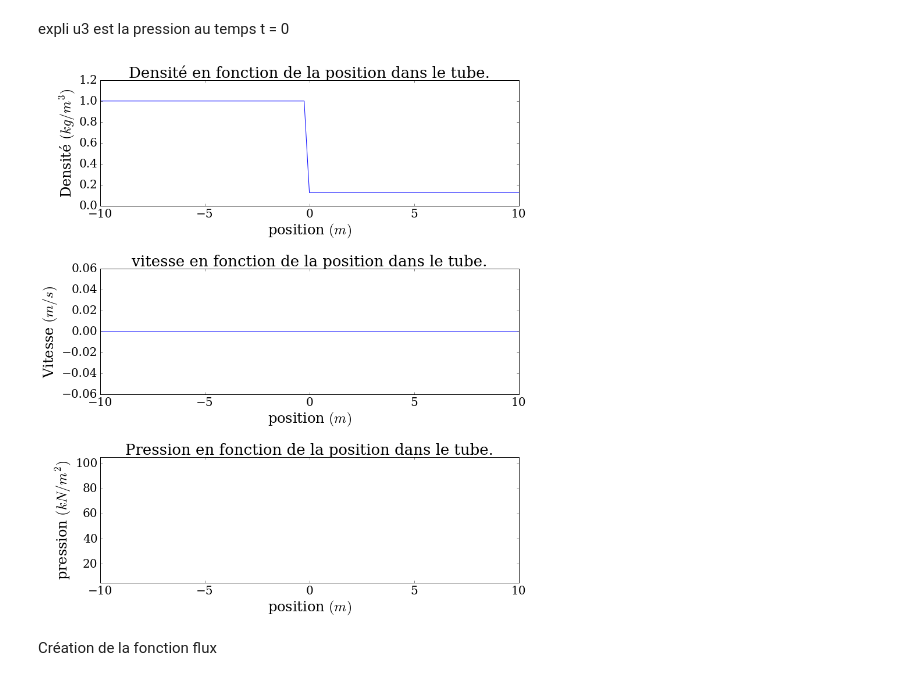
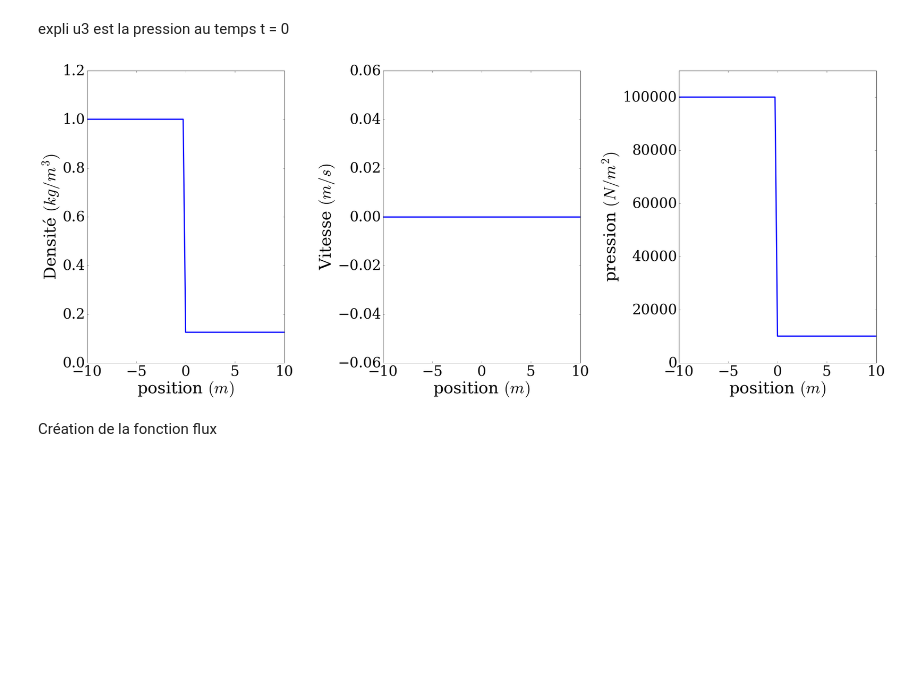
Before and after one commit to ServranckxChristophe/numerical-mooc, a Jupyter notebook: working/Shock_tube.ipynb, the cells around one changed output. Drawn from its saved outputs; the diff is of its cells as text; code cells hidden in the pictures; blank space fills up the shorter version.

Commit message:
réalisation des graphiques pour la solution et création d'une fonction richmyer

```diff
--- a/working/Shock_tube.ipynb
+++ b/working/Shock_tube.ipynb
@@ -128,35 +130,32 @@ u2[int((nx-1)/2):] = u_R           # vitesse à droite du diaphragme
 u3 = x1*p_L                        # pression à gauche du diaphragme
 u3[int((nx-1)/2):] = p_R           # pression à droite du diaphragme
 # %%
-figure = pyplot.figure(figsize = (25, 30))
-figure.subplots_adjust(left = 0.3, bottom = 0.3,
-                       right = 0.7, top = 0.7, wspace = 0, hspace = .5)
+figure = pyplot.figure(figsize = (30, 25))
+figure.subplots_adjust(left = 0.1, bottom = 0.3,
+                       right = 1, top = 0.7, wspace = .5, hspace = .5)
 
-pyplot.subplot(3, 1, 1)
-pyplot.title('Densité en fonction de la position dans le tube.', fontsize=26)
-pyplot.plot(x, u1, 'b-')
-pyplot.ylabel('Densité $(kg/m^{3})$',fontsize=24)
+pyplot.subplot(1, 3, 1)
+pyplot.plot(x, u1, 'b-', lw=3)
+pyplot.ylabel('Densité $(kg/m^{3})$',fontsize=40)
 pyplot.ylim(0,1.2)
-pyplot.xlabel('position $(m)$',fontsize=24)
-pyplot.tick_params(axis='both', labelsize=20)
+pyplot.xlabel('position $(m)$',fontsize=40)
+pyplot.tick_params(axis='both', labelsize=35)
 
 
-pyplot.subplot(3, 1, 2)
-pyplot.title('vitesse en fonction de la position dans le tube.', fontsize=26)
-pyplot.plot(x, u2, 'b-')
-pyplot.ylabel('Vitesse $(m/s)$',fontsize=24)
-pyplot.xlabel('position $(m)$',fontsize=24)
-pyplot.tick_params(axis='both', labelsize=20)
+pyplot.subplot(1, 3, 2)
+pyplot.plot(x, u2, 'b-', lw=3)
+pyplot.ylabel('Vitesse $(m/s)$',fontsize=40)
+pyplot.xlabel('position $(m)$',fontsize=40)
+pyplot.tick_params(axis='both', labelsize=35)
 
-pyplot.subplot(3, 1, 3)
-pyplot.title('Pression en fonction de la position dans le tube.',fontsize=26)
-pyplot.plot(x, u3, 'b-')
-pyplot.ylabel('pression $(kN/m^{2})$',fontsize=24)
-pyplot.ylim(5,105)
-pyplot.xlabel('position $(m)$',fontsize=24)
-pyplot.tick_params(axis='both', labelsize=20)
+pyplot.subplot(1, 3, 3)
+pyplot.plot(x, u3, 'b-', lw=3)
+pyplot.ylabel('pression $(N/m^{2})$',fontsize=40)
+pyplot.ylim(0,110000)
+pyplot.xlabel('position $(m)$',fontsize=40)
+pyplot.tick_params(axis='both', labelsize=35)
 # %% [output]
-[figure, old version]
+[figure, new version]
 # %% [markdown]
 Création de la fonction flux
 # %%
```
Also changed, not shown: parts of 8 cells of this notebook.
